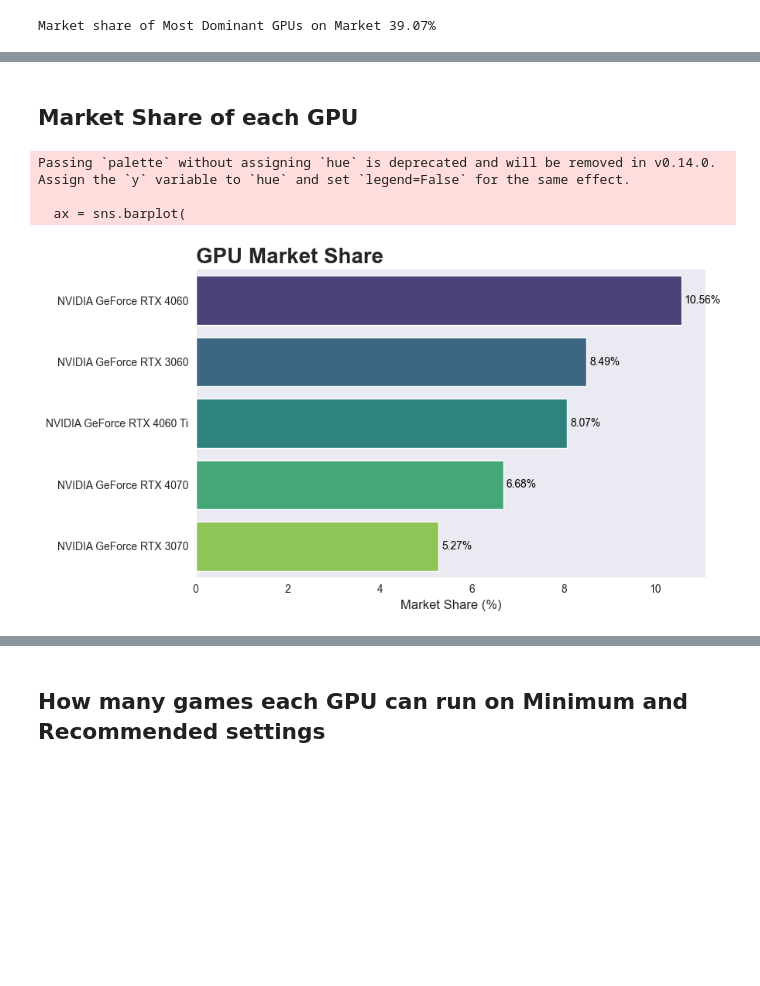
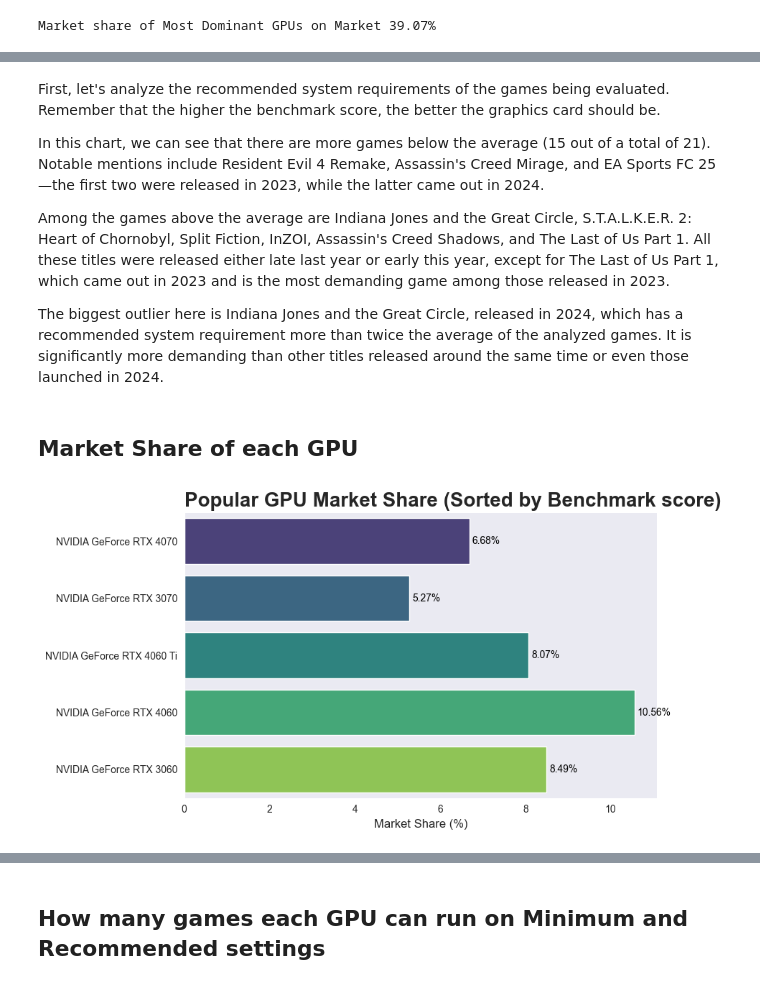
Before and after one commit to pedrohmgatti/projeto-games-steam, a Jupyter notebook: eda/exploratory_data_analysis.ipynb, the cells around one changed output, grey strips where cells are left out. Cells and saved outputs as stored; diff of their text form; code cells hidden in the pictures; blank space fills up the shorter version.

```diff
--- a/eda/exploratory_data_analysis.ipynb
+++ b/eda/exploratory_data_analysis.ipynb
@@ -12,16 +21,16 @@ sns.set_style("dark")
 # Load Data
 # %%
 # Load games requirements table
-games_requirement_data = pd.read_csv('../tables/games_requirement_data.csv', index_col=0)
+games_requirement_data = pd.read_csv('games_requirement_data.csv', index_col=0)
 
 # Load benchmark score table
-benchmark_score_data = pd.read_csv('../tables/benchmark_score_data.csv', index_col=0)
+benchmark_score_data = pd.read_csv('benchmark_score_data.csv', index_col=0)
 
 # Load GPU table
-gpu_data = pd.read_csv('../tables/gpu_data.csv', index_col=0)
+gpu_data = pd.read_csv('gpu_data.csv', index_col=0)
 
 # Load RAM table
-ram_data = pd.read_csv('../tables/ram_data.csv', index_col=0)
+ram_data = pd.read_csv('ram_data.csv', index_col=0)
 # %% [markdown]
 # Handling Null Values
 # %%
@@ -65,5 +76,5 @@ games_requirement_data['release_date'] = games_requirement_data['release_date'].
 gpu_data.sort_values('market_share', ascending=False, inplace=True)
 
 # Filter GPU by its Market Share
-most_dominant = gpu_data.head(5)
+most_dominant = gpu_data.head(5).copy()
 most_dominant['market_share'] = most_dominant['market_share'] * 100
@@ -80,33 +140,41 @@ Market share of Most Dominant GPUs on Market 39.07%
+# %% [markdown]
+First, let's analyze the recommended system requirements of the games being evaluated. Remember that the higher the benchmark score, the better the graphics card should be.
+
+In this chart, we can see that there are more games below the average (15 out of a total of 21). Notable mentions include Resident Evil 4 Remake, Assassin's Creed Mirage, and EA Sports FC 25—the first two were released in 2023, while the latter came out in 2024.
+
+Among the games above the average are Indiana Jones and the Great Circle, S.T.A.L.K.E.R. 2: Heart of Chornobyl, Split Fiction, InZOI, Assassin's Creed Shadows, and The Last of Us Part 1. All these titles were released either late last year or early this year, except for The Last of Us Part 1, which came out in 2023 and is the most demanding game among those released in 2023.
+
+The biggest outlier here is Indiana Jones and the Great Circle, released in 2024, which has a recommended system requirement more than twice the average of the analyzed games. It is significantly more demanding than other titles released around the same time or even those launched in 2024.
 # %% [markdown]
 ## Market Share of each GPU
+# %%
+# Sort GPU by benchmark score
+most_dominant.sort_values('benchmark_score', ascending=False, inplace=True)
 # %%
 # Create the horizontal bar chart
 plt.figure(figsize=(9, 5))
 ax = sns.barplot(
     y=most_dominant['gpu_name'],
     x=most_dominant['market_share'],
     palette="viridis"
 )
 
 # Add values inside the bars (formatted as percentage)
 for container in ax.containers:
     ax.bar_label(container, fmt='%.2f%%', padding=3, fontsize=10, color='black')
 
 # Customize labels and title
 plt.xlabel('Market Share (%)', fontsize=12)
 plt.ylabel('')
-plt.title('GPU Market Share', fontsize=20, fontweight='bold', loc='left')
+plt.title('Popular GPU Market Share (Sorted by Benchmark score)', fontsize=20, fontweight='bold', loc='left')
 
 ax.spines['right'].set_visible(False)
 ax.spines['top'].set_visible(False)
 
 # Adjust layout
 plt.tight_layout()
 
 # Display the chart
 plt.show()
 # %% [output]
-Passing `palette` without assigning `hue` is deprecated and will be removed in v0.14.0. Assign the `y` variable to `hue` and set `legend=False` for the same effect.
-
-  ax = sns.barplot(
-[figure, old version]
+[figure, new version]
```
Also changed, not shown: parts of 33 cells of this notebook, 6 other files.
